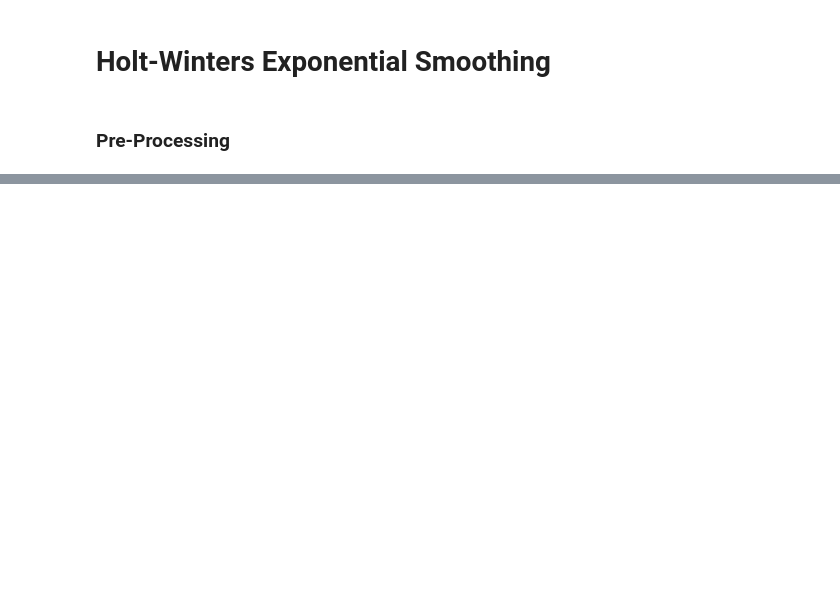
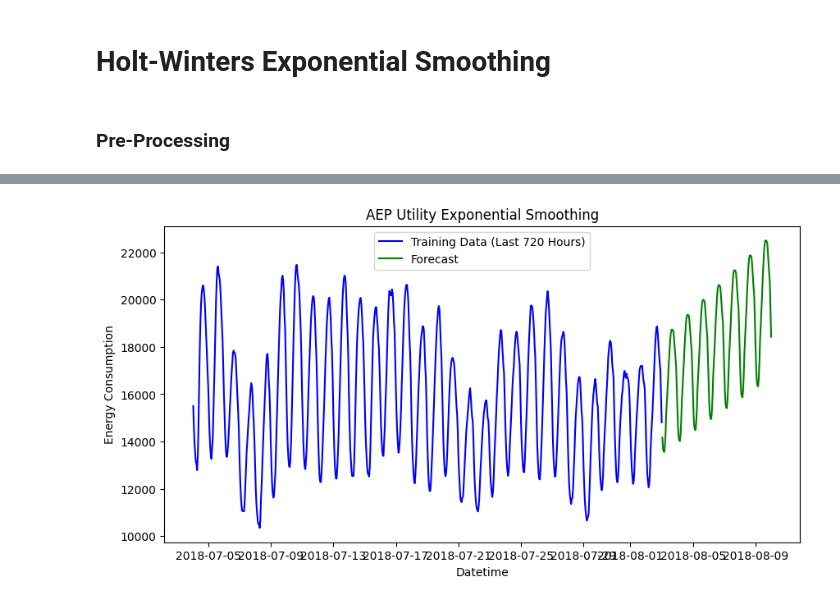
Before and after one commit to PriankaV/Energy-Consumption-Forecasting, a Jupyter notebook: ExponentialSmoothing.ipynb, the cells around one changed output, grey strips where cells are left out. Cells and saved outputs as stored; diff of their text form; code cells hidden in the pictures; blank space fills up the shorter version.

```diff
--- a/ExponentialSmoothing.ipynb
+++ b/ExponentialSmoothing.ipynb
@@ -60,0 +280,80 @@ ValueError: No objects to concatenate
+# %%
+# Iterate through each utility and apply Holt-Winters model
+for utility_file, utility_name in zip(utilities, utility_names):
+    file_path = os.path.join(base_dir, utility_file)
+
+    # Check if the file exists
+    if not os.path.isfile(file_path):
+        print(f"File not found: {file_path}")
+        continue
+
+    print(f"Attempting to load file: {file_path}")
+
+    try:
+        utility_data = pd.read_csv(file_path, index_col=0)
+    except Exception as e:
+        print(f"Error loading {utility_name}: {e}")
+        continue
+
+    utility_data.index = pd.to_datetime(utility_data.index)
+
+    # Handle duplicate timestamps by removing duplicates or aggregating
+    if utility_data.index.duplicated().any():
+        print(f"Duplicate timestamps found in {utility_name}, handling duplicates.")
+        utility_data = utility_data[~utility_data.index.duplicated(keep='first')]
+
+    # Aggregate data to daily frequency to reduce noise and improve model forecasting (Optional)
+    # utility_data = utility_data.resample('D').mean()  # Aggregating to daily to reduce noise
+
+    # Ensure the data frequency is hourly
+    utility_data = utility_data.asfreq("H")
+
+    # Check and fill missing values if necessary
+    if utility_data.isnull().sum().sum() > 0:
+        utility_data = utility_data.ffill()
+        print(f"Missing values were filled in {utility_name}.")
+
+    # Determine if the data is strictly positive and set seasonal type accordingly
+    if (utility_data <= 0).any().any():
+        print(f"Dataset for {utility_name} contains non-positive values. Switching to additive model.")
+        seasonal_type = "add"
+    else:
+        seasonal_type = "mul"
+
+    # Apply the Holt-Winters model to the data with tuned parameters
+    try:
+        model = ExponentialSmoothing(
+            utility_data,
+            trend="add",  # Additive trend component
+            seasonal=seasonal_type,
+            seasonal_periods=seasonal_periods
+        )
+
+        # Fit model and let it optimize parameters to avoid overfitting
+        model_fit = model.fit(optimized=True)
+
+        # Generate forecast for the next week (168 hours)
+        forecast = model_fit.forecast(steps=168)
+
+        # Cap extreme forecast values to avoid unrealistic predictions
+        forecast[forecast < 0] = 0
+        forecast[forecast > utility_data.max().max() * 1.5] = utility_data.max().max() * 1.5
+
+        # Plotting the actual and predicted values
+        plt.figure(figsize=(10, 5))
+        plt.plot(utility_data[-720:], label="Training Data (Last 720 Hours)", color="blue")
+        plt.plot(forecast, label="Forecast", color="green")
+        plt.title(f"{utility_name} Exponential Smoothing")
+        plt.xlabel("Datetime")
+        plt.ylabel("Energy Consumption")
+        plt.legend()
+        plt.show()
+
+        # Calculate RMSE for forecast
+        test_data = utility_data[-168:]  # Assuming test data is the last week
+        rmse = np.sqrt(mean_squared_error(test_data, forecast))
+        print(f"Root Mean Square Error (RMSE) for {utility_name}: {rmse:.2f}")
+
+    except Exception as e:
+        print(f"Error fitting model for {utility_name}: {e}")
+# %% [output]
@@ -60,0 +363 @@ ValueError: No objects to concatenate
+[figure, added]
```
Also changed, not shown: parts of 15 cells of this notebook.
